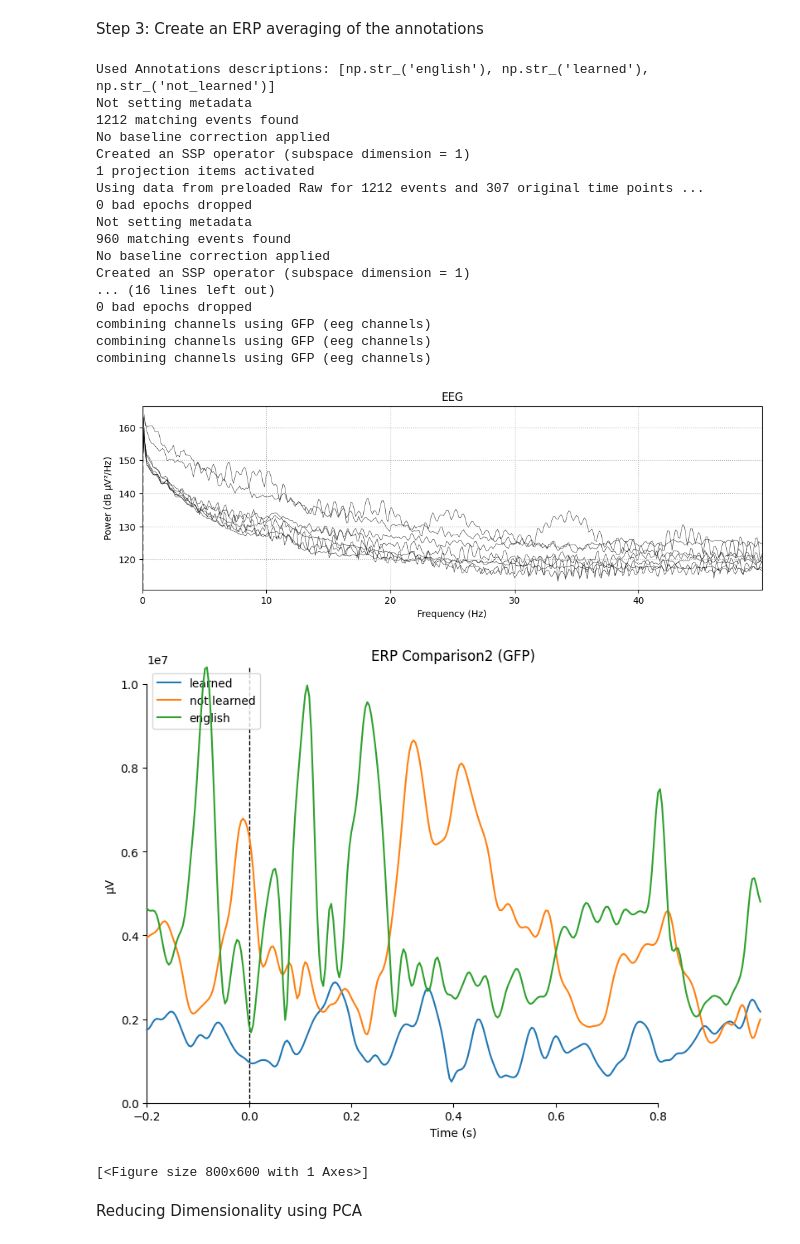
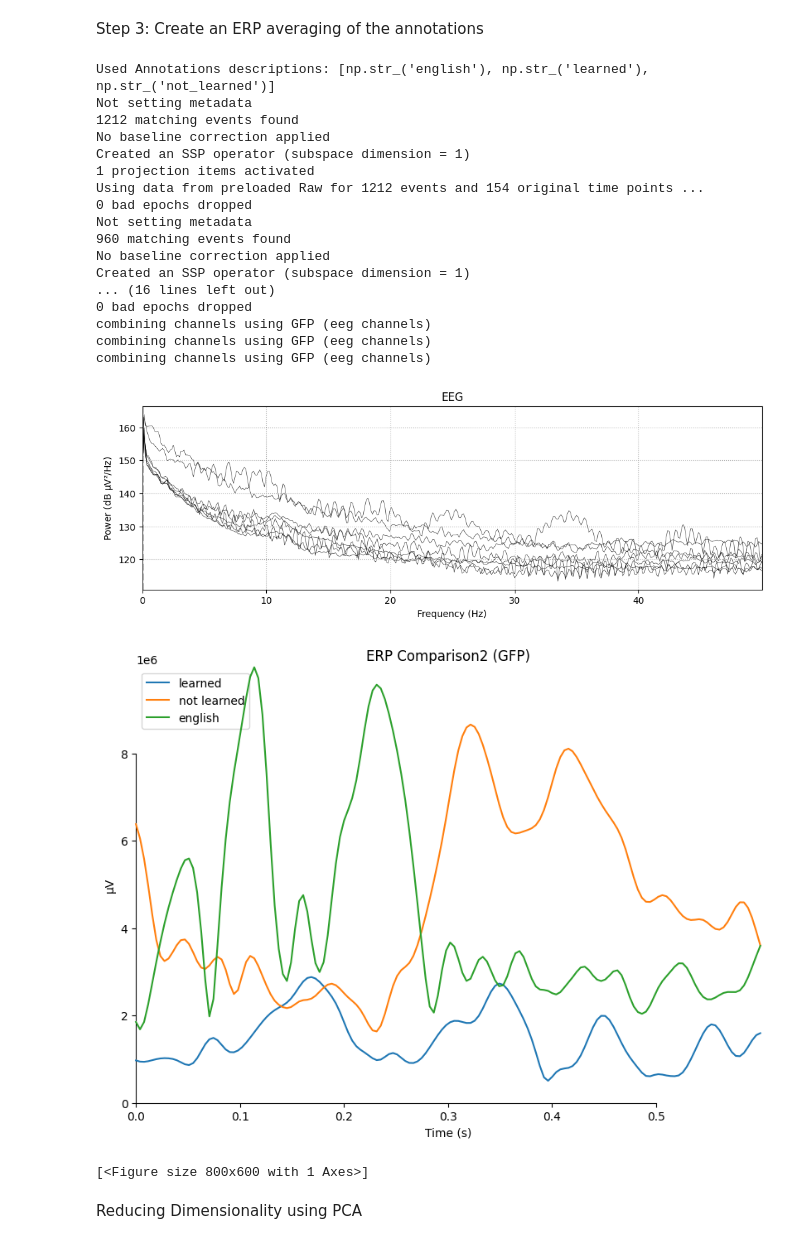
Before and after one commit to Neurotech-Davis/NeuroLingo, a Jupyter notebook: pre_processing/preprocessing.ipynb, the cells around one changed output. Drawn from its saved outputs; the diff is of its cells as text; code cells hidden in the pictures.

Commit message:
data and machine learning stuff

```diff
--- a/pre_processing/preprocessing.ipynb
+++ b/pre_processing/preprocessing.ipynb
@@ -581,7 +582,8 @@ Step 3: Create an ERP averaging of the annotations
 events, event_id = mne.events_from_annotations(data_cleaned)
 
 # Define the epoch time window (start and end in seconds relative to event onset)
-tmin, tmax = -0.2, 1  # for example, 200ms before and 500ms after each event
+#tmin, tmax = -0.2, 1  # for example, 200ms before and 500ms after each event
+tmin,tmax = 0.0, 0.6
 
 #mne expects event ID to be ints and not strings, so we need to change our annotations via dictionary
 
@@ -639,35 +641,35 @@ english_event_epochs = mne.Epochs(
 evoked_dict = {event: event_epochs[event].average() for event in event_id}
 
 # Plot the ERPs
 #mne.viz.plot_compare_evokeds(evoked_dict, picks='eeg', title='ERP Comparison')
 
 # repeat for the other two
 learned_evoked = learned_event_epochs.average()
 not_learned_evoked = not_learned_event_epochs.average()
 english_evoked = english_event_epochs.average()
 
 evoked_dict = {"learned": learned_evoked, "not learned": not_learned_evoked, "english": english_evoked}
 mne.viz.plot_compare_evokeds(evoked_dict, picks="eeg", title="ERP Comparison2")
 # %% [output]
 Used Annotations descriptions: [np.str_('english'), np.str_('learned'), np.str_('not_learned')]
 Not setting metadata
 1212 matching events found
 No baseline correction applied
 Created an SSP operator (subspace dimension = 1)
 1 projection items activated
-Using data from preloaded Raw for 1212 events and 307 original time points ...
+Using data from preloaded Raw for 1212 events and 154 original time points ...
 0 bad epochs dropped
 Not setting metadata
 960 matching events found
 No baseline correction applied
 Created an SSP operator (subspace dimension = 1)
 ... (16 lines left out)
 0 bad epochs dropped
 combining channels using GFP (eeg channels)
 combining channels using GFP (eeg channels)
 combining channels using GFP (eeg channels)
 [figure]
-[figure, old version]
+[figure, new version]
 [<Figure size 800x600 with 1 Axes>]
 # %% [markdown]
 Reducing Dimensionality using PCA
```
Also changed, not shown: parts of 5 cells of this notebook, 4 other files.
